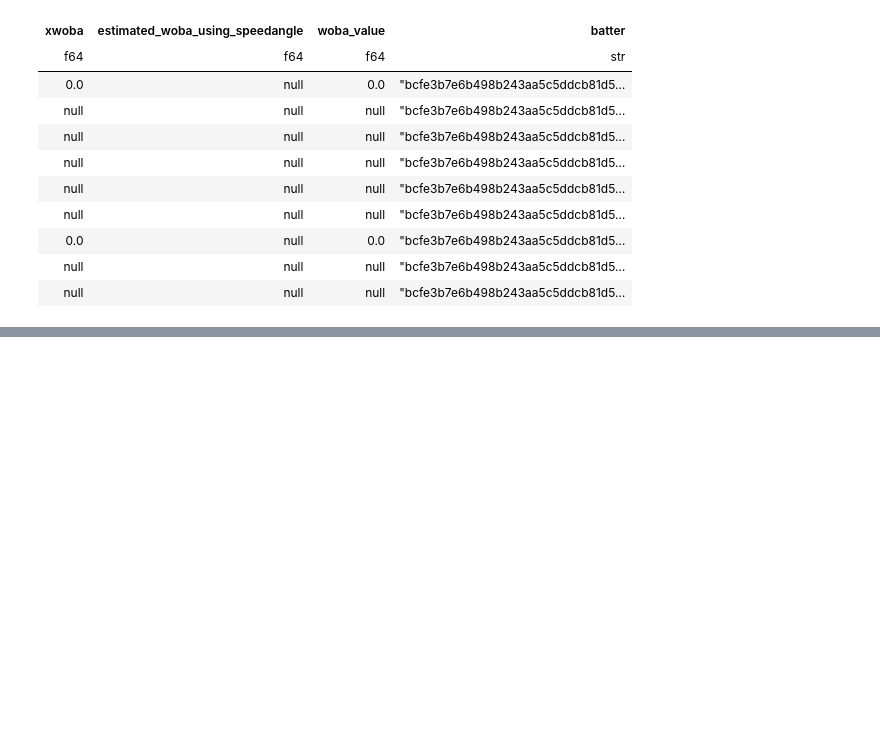
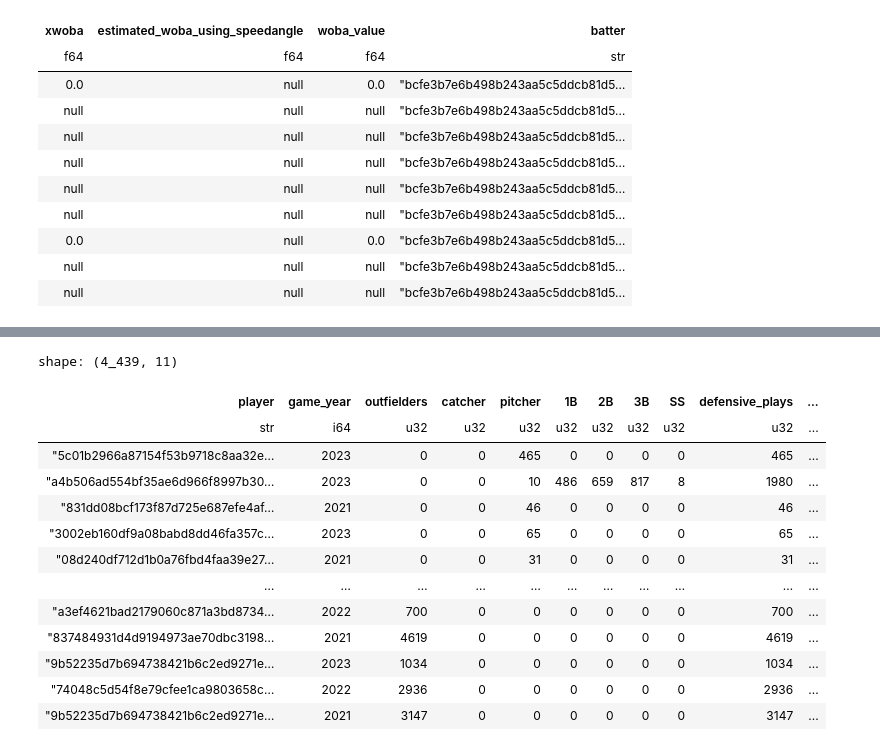
Before and after one commit to Lou-Zhou/reds-hackathon, a Jupyter notebook: data_analysis.ipynb, the cells around one changed output, grey strips where cells are left out. Cells and saved outputs as stored; diff of their text form; code cells hidden in the pictures; blank space fills up the shorter version.

```diff
--- a/data_analysis.ipynb
+++ b/data_analysis.ipynb
@@ -457,0 +397,13 @@ e93c9bb9aca8818fe4f5ac98a6f31d6ad30e819e
+# %%
+from functools import reduce
+positions = ["pitcher_1", "fielder_2_1", "fielder_3", "fielder_4", "fielder_5", "fielder_6", "fielder_7" ,"fielder_8", "fielder_9"]
+#pbp.select(positions)#.value_counts()
+yearlist = []
+for position in positions:
+    print(position)
+    positiondf = pbp.group_by(position, 'game_pk', 'at_bat_number', 'game_year').len().group_by(position, "game_year").len().rename({position: "player", "len":position})
+    yearlist.append(positiondf)
+positiondf = reduce(lambda left, right: left.join(right, on=["player", "game_year"], how = "full").with_columns(
+       pl.col("player").fill_null(pl.col("player_right")).alias("player"),
+       pl.col("game_year").fill_null(pl.col("game_year_right")).alias("game_year"))
+       .drop("player_right", "game_year_right"), yearlist)
@@ -457,0 +420,32 @@ e93c9bb9aca8818fe4f5ac98a6f31d6ad30e819e
+# %%
+positiondf_agg = positiondf.fill_null(0).with_columns(
+   (pl.col("fielder_7") + pl.col("fielder_8") + pl.col("fielder_9")).alias("outfielders"),
+   pl.col("fielder_2_1").alias("catcher"),
+   pl.col("pitcher_1").alias("pitcher"),
+   pl.col("fielder_3").alias("1B"),
+   pl.col("fielder_4").alias("2B"),
+   pl.col("fielder_5").alias("3B"),
+   pl.col("fielder_6").alias("SS"),
+
+).select("player","game_year", "outfielders", "catcher", "pitcher", "1B", "2B", "3B", "SS").with_columns(
+    (pl.col("pitcher") + pl.col("catcher") + pl.col("1B") + pl.col("2B") + pl.col("3B") + pl.col("SS") + pl.col("outfielders")).alias("defensive_plays"),
+    (pl.col("game_year") + 1).alias("next_year")
+)
+#TODO: determine if we should further group by outfielder and infielder, etc.
+# %%
+positiondf_agg
+# %% [output]
+shape: (4_439, 11)
+| player | game_year | outfielders | catcher | pitcher | 1B | 2B | 3B | SS | defensive_plays | ... |
+| str | i64 | u32 | u32 | u32 | u32 | u32 | u32 | u32 | u32 | ... |
+| "5c01b2966a87154f53b9718c8aa32e… | 2023 | 0 | 0 | 465 | 0 | 0 | 0 | 0 | 465 | ... |
+| "a4b506ad554bf35ae6d966f8997b30… | 2023 | 0 | 0 | 10 | 486 | 659 | 817 | 8 | 1980 | ... |
+| "831dd08bcf173f87d725e687efe4af… | 2021 | 0 | 0 | 46 | 0 | 0 | 0 | 0 | 46 | ... |
+| "3002eb160df9a08babd8dd46fa357c… | 2023 | 0 | 0 | 65 | 0 | 0 | 0 | 0 | 65 | ... |
+| "08d240df712d1b0a76fbd4faa39e27… | 2021 | 0 | 0 | 31 | 0 | 0 | 0 | 0 | 31 | ... |
+| … | … | … | … | … | … | … | … | … | … | ... |
+| "a3ef4621bad2179060c871a3bd8734… | 2022 | 700 | 0 | 0 | 0 | 0 | 0 | 0 | 700 | ... |
+| "837484931d4d9194973ae70dbc3198… | 2021 | 4619 | 0 | 0 | 0 | 0 | 0 | 0 | 4619 | ... |
+| "9b52235d7b694738421b6c2ed9271e… | 2023 | 1034 | 0 | 0 | 0 | 0 | 0 | 0 | 1034 | ... |
+| "74048c5d54f8e79cfee1ca9803658c… | 2022 | 2936 | 0 | 0 | 0 | 0 | 0 | 0 | 2936 | ... |
+| "9b52235d7b694738421b6c2ed9271e… | 2021 | 3147 | 0 | 0 | 0 | 0 | 0 | 0 | 3147 | ... |
```
Also changed, not shown: parts of 26 cells of this notebook.
